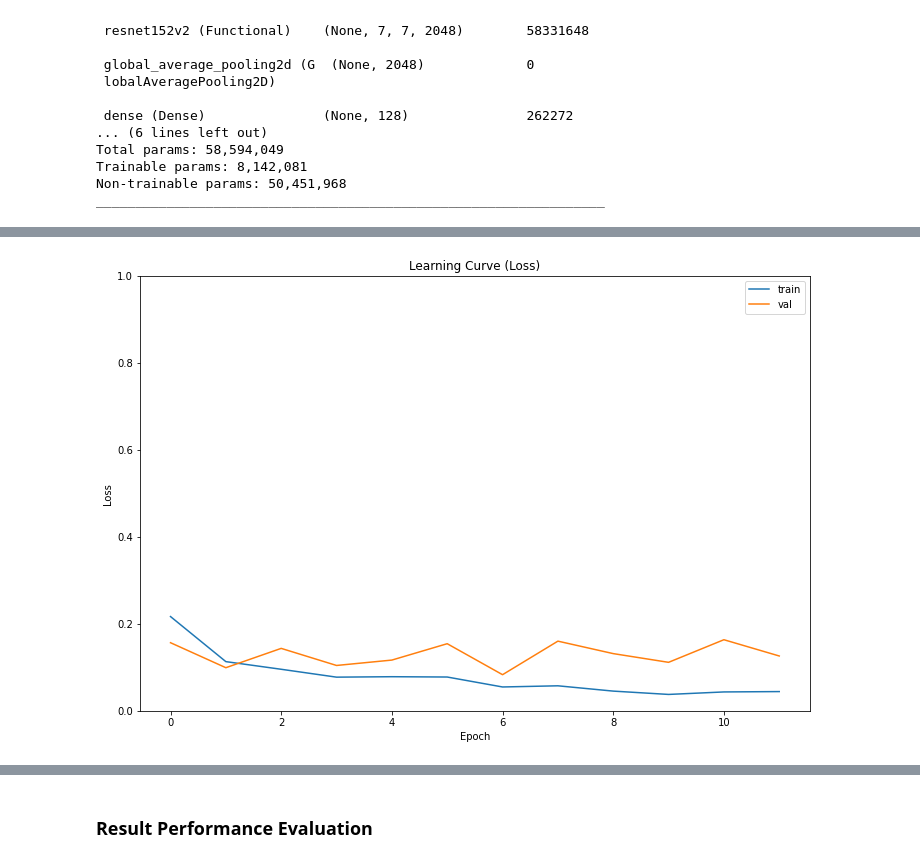
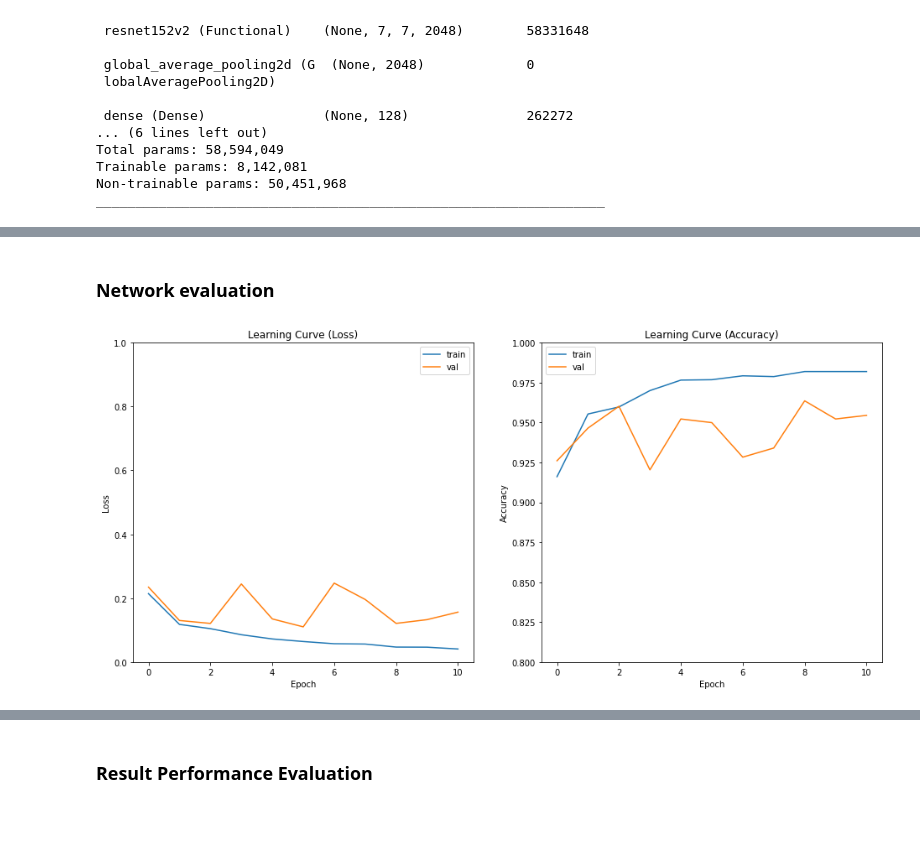
Before and after one commit to castorgit/AI-Course-Examples, a Jupyter notebook: Group_Project/031B_XRAY_Transfer_ResNet152V2.ipynb, the cells around one changed output, grey strips where cells are left out. Saved outputs shown, nothing was run; the diff lists cells and outputs as text; code cells hidden in the pictures; blank space fills up the shorter version.

Commit message:
Transfer learning

```diff
--- a/Group_Project/031B_XRAY_Transfer_ResNet152V2.ipynb
+++ b/Group_Project/031B_XRAY_Transfer_ResNet152V2.ipynb
@@ -295,12 +309,22 @@ Epoch 12/50
+# %% [markdown]
+### Network evaluation
 # %%
-fig, ax = plt.subplots(figsize=(12,8))
-sns.lineplot(x = history.epoch, y = history.history['loss'])
-sns.lineplot(x = history.epoch, y = history.history['val_loss'])
-ax.set_title('Learning Curve (Loss)')
-ax.set_ylabel('Loss')
-ax.set_xlabel('Epoch')
-ax.set_ylim(0, 1)
-ax.legend(['train', 'val'], loc='best')
+fig, (ax1, ax2) = plt.subplots(1,2,figsize=(16,7))
+sns.lineplot(x = history.epoch, y = history.history['loss'], ax=ax1)
+sns.lineplot(x = history.epoch, y = history.history['val_loss'], ax=ax1)
+ax1.set_title('Learning Curve (Loss)')
+ax1.set_ylabel('Loss')
+ax1.set_xlabel('Epoch')
+ax1.set_ylim(0, 1)
+ax1.legend(['train', 'val'], loc='best')
+#
+sns.lineplot(x = history.epoch, y = history.history['binary_accuracy'], ax=ax2)
+sns.lineplot(x = history.epoch, y = history.history['val_binary_accuracy'], ax=ax2)
+ax2.set_title('Learning Curve (Accuracy)')
+ax2.set_ylabel('Accuracy')
+ax2.set_xlabel('Epoch')
+ax2.set_ylim(0.80, 1.0)
+ax2.legend(['train', 'val'], loc='best')
 plt.show()
 # %% [output]
-[figure, old version]
+[figure, new version]
```
Also changed, not shown: parts of 20 cells of this notebook.
